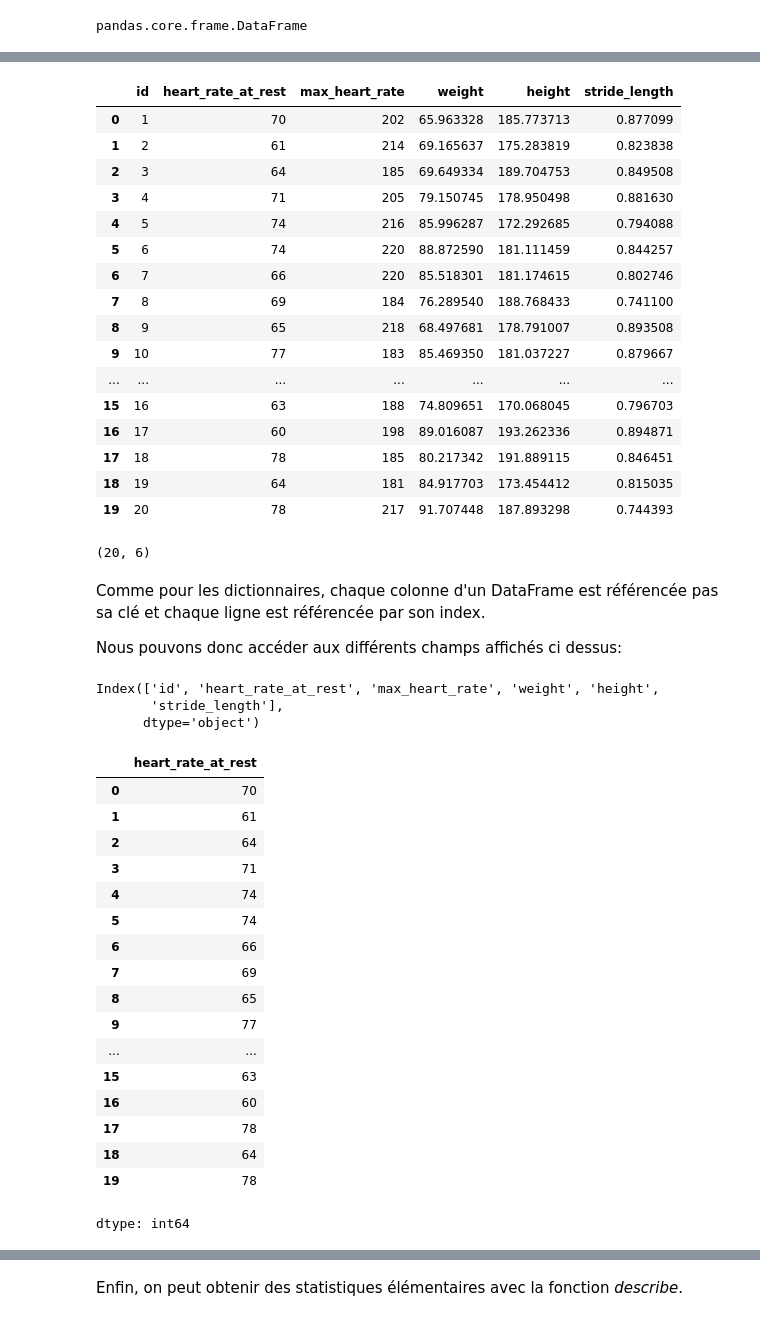
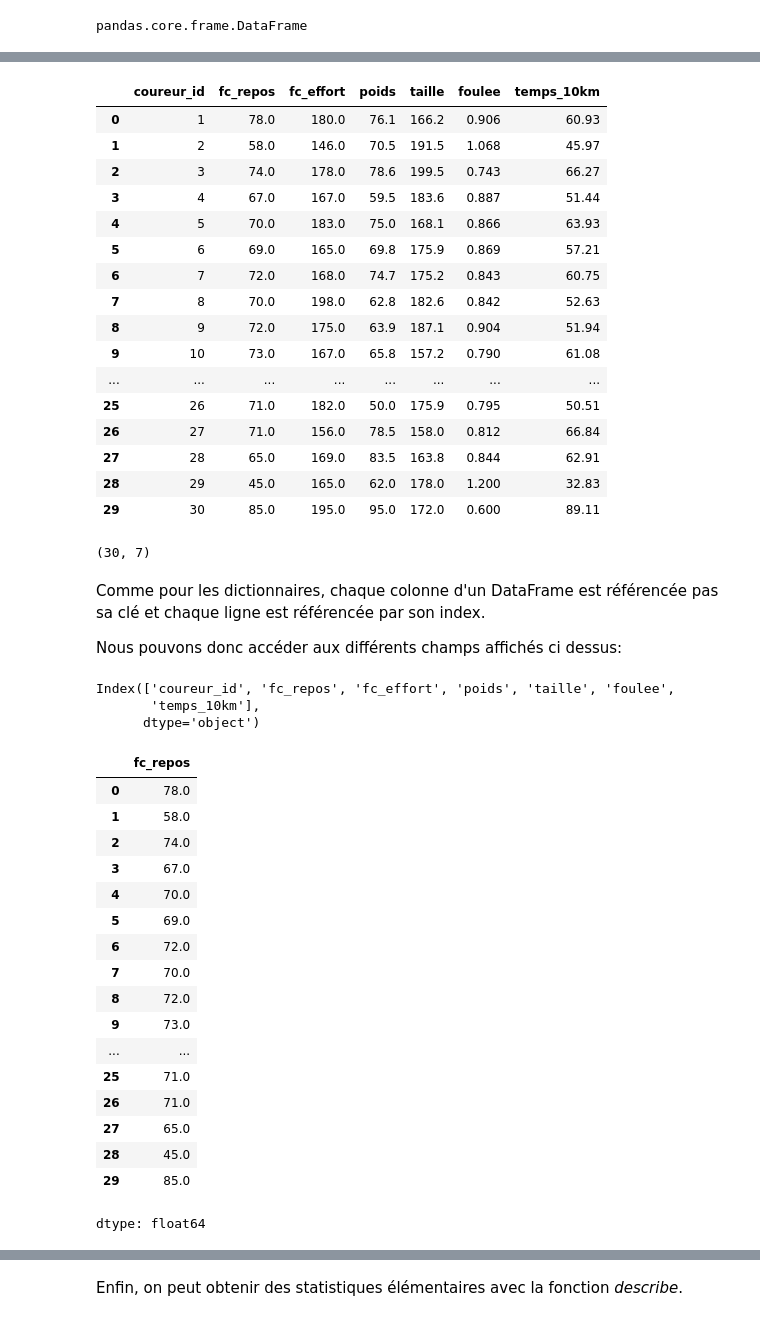
Before and after one commit to DanielLondonCheers/MC2300, a Jupyter notebook: test_stats.ipynb, the cells around one changed output, grey strips where cells are left out. Cells and saved outputs as stored; diff of their text form; code cells hidden in the pictures.

```diff
--- a/test_stats.ipynb
+++ b/test_stats.ipynb
@@ -31,5 +31,5 @@ La première étape pour l'utiliser est de transformer le fichier de données en
 # %%
-runners = pd.read_csv('runner_data.csv')
+runners = pd.read_csv('donnees_coureurs.csv')
 # %%
 type(runners)
 # %% [output]
@@ -39,28 +39,28 @@ Les DataFrame se comportent essentiellement comme des dictionnaires mais ils son
 # %%
 runners
 # %% [output]
-|  | id | heart_rate_at_rest | max_heart_rate | weight | height | stride_length |
-| 0 | 1 | 70 | 202 | 65.963328 | 185.773713 | 0.877099 |
-| 1 | 2 | 61 | 214 | 69.165637 | 175.283819 | 0.823838 |
-| 2 | 3 | 64 | 185 | 69.649334 | 189.704753 | 0.849508 |
-| 3 | 4 | 71 | 205 | 79.150745 | 178.950498 | 0.881630 |
-| 4 | 5 | 74 | 216 | 85.996287 | 172.292685 | 0.794088 |
-| 5 | 6 | 74 | 220 | 88.872590 | 181.111459 | 0.844257 |
-| 6 | 7 | 66 | 220 | 85.518301 | 181.174615 | 0.802746 |
-| 7 | 8 | 69 | 184 | 76.289540 | 188.768433 | 0.741100 |
-| 8 | 9 | 65 | 218 | 68.497681 | 178.791007 | 0.893508 |
-| 9 | 10 | 77 | 183 | 85.469350 | 181.037227 | 0.879667 |
-| ... | ... | ... | ... | ... | ... | ... |
-| 15 | 16 | 63 | 188 | 74.809651 | 170.068045 | 0.796703 |
-| 16 | 17 | 60 | 198 | 89.016087 | 193.262336 | 0.894871 |
-| 17 | 18 | 78 | 185 | 80.217342 | 191.889115 | 0.846451 |
-| 18 | 19 | 64 | 181 | 84.917703 | 173.454412 | 0.815035 |
-| 19 | 20 | 78 | 217 | 91.707448 | 187.893298 | 0.744393 |
+|  | coureur_id | fc_repos | fc_effort | poids | taille | foulee | temps_10km |
+| 0 | 1 | 78.0 | 180.0 | 76.1 | 166.2 | 0.906 | 60.93 |
+| 1 | 2 | 58.0 | 146.0 | 70.5 | 191.5 | 1.068 | 45.97 |
+| 2 | 3 | 74.0 | 178.0 | 78.6 | 199.5 | 0.743 | 66.27 |
+| 3 | 4 | 67.0 | 167.0 | 59.5 | 183.6 | 0.887 | 51.44 |
+| 4 | 5 | 70.0 | 183.0 | 75.0 | 168.1 | 0.866 | 63.93 |
+| 5 | 6 | 69.0 | 165.0 | 69.8 | 175.9 | 0.869 | 57.21 |
+| 6 | 7 | 72.0 | 168.0 | 74.7 | 175.2 | 0.843 | 60.75 |
+| 7 | 8 | 70.0 | 198.0 | 62.8 | 182.6 | 0.842 | 52.63 |
+| 8 | 9 | 72.0 | 175.0 | 63.9 | 187.1 | 0.904 | 51.94 |
+| 9 | 10 | 73.0 | 167.0 | 65.8 | 157.2 | 0.790 | 61.08 |
+| ... | ... | ... | ... | ... | ... | ... | ... |
+| 25 | 26 | 71.0 | 182.0 | 50.0 | 175.9 | 0.795 | 50.51 |
+| 26 | 27 | 71.0 | 156.0 | 78.5 | 158.0 | 0.812 | 66.84 |
+| 27 | 28 | 65.0 | 169.0 | 83.5 | 163.8 | 0.844 | 62.91 |
+| 28 | 29 | 45.0 | 165.0 | 62.0 | 178.0 | 1.200 | 32.83 |
+| 29 | 30 | 85.0 | 195.0 | 95.0 | 172.0 | 0.600 | 89.11 |
 # %%
 # taille
 runners.shape
 # %% [output]
-(20, 6)
+(30, 7)
 # %% [markdown]
 Comme pour les dictionnaires, chaque colonne d'un DataFrame est référencée pas sa clé et chaque ligne est référencée par son index.
 
@@ -68,28 +68,28 @@ Nous pouvons donc accéder aux différents champs affichés ci dessus:
 # %%
 runners.keys()
 # %% [output]
-Index(['id', 'heart_rate_at_rest', 'max_heart_rate', 'weight', 'height',
-       'stride_length'],
+Index(['coureur_id', 'fc_repos', 'fc_effort', 'poids', 'taille', 'foulee',
+       'temps_10km'],
       dtype='object')
 # %%
-runners['heart_rate_at_rest']
+runners['fc_repos']
 # %% [output]
-|  | heart_rate_at_rest |
-| 0 | 70 |
-| 1 | 61 |
-| 2 | 64 |
-| 3 | 71 |
-| 4 | 74 |
-| 5 | 74 |
-| 6 | 66 |
-| 7 | 69 |
-| 8 | 65 |
-| 9 | 77 |
+|  | fc_repos |
+| 0 | 78.0 |
+| 1 | 58.0 |
+| 2 | 74.0 |
+| 3 | 67.0 |
+| 4 | 70.0 |
+| 5 | 69.0 |
+| 6 | 72.0 |
+| 7 | 70.0 |
+| 8 | 72.0 |
+| 9 | 73.0 |
 | ... | ... |
-| 15 | 63 |
-| 16 | 60 |
-| 17 | 78 |
-| 18 | 64 |
-| 19 | 78 |
+| 25 | 71.0 |
+| 26 | 71.0 |
+| 27 | 65.0 |
+| 28 | 45.0 |
+| 29 | 85.0 |
-dtype: int64
+dtype: float64
 # %%
```
Also changed, not shown: parts of 62 cells of this notebook.
